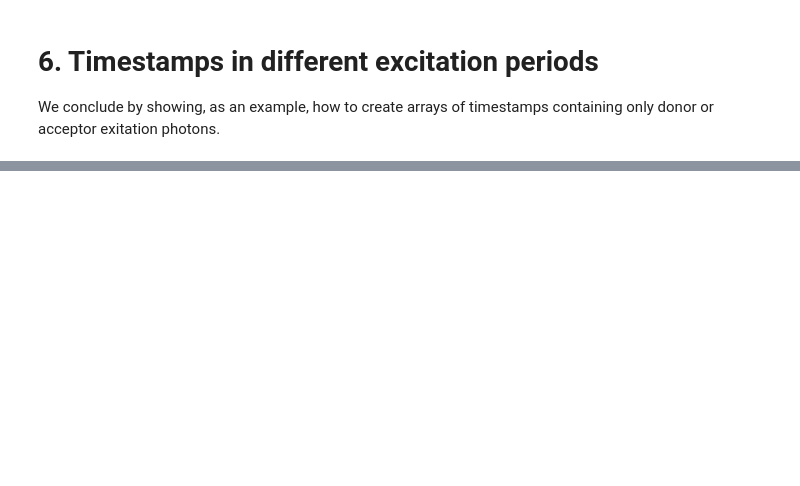
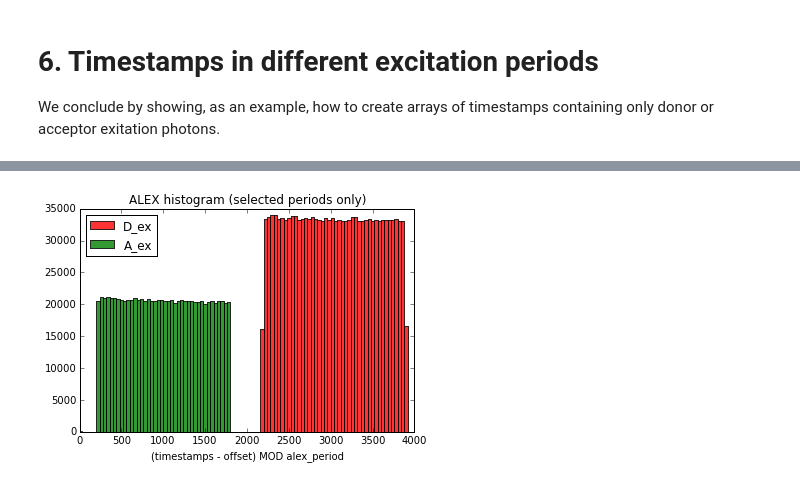
Before and after one commit to Photon-HDF5/photon_hdf5_reading_examples, a Jupyter notebook: python/Reading µs-ALEX data from Photon-HDF5 with h5py.ipynb, the cells around one changed output, grey strips where cells are left out. Drawn from its saved outputs; the diff is of its cells as text; code cells hidden in the pictures; blank space fills up the shorter version.

```diff
--- a/python/Reading µs-ALEX data from Photon-HDF5 with h5py.ipynb
+++ b/python/Reading µs-ALEX data from Photon-HDF5 with h5py.ipynb
@@ -156,14 +159,16 @@ ax.legend();
 
 We conclude by showing, as an example, how to create arrays of timestamps containing only donor or acceptor exitation photons.
 # %%
-timestamps_mod = timestamps % alex_period
-donor_excitation = (timestamps_mod < donor_period[1])+(timestamps_mod > donor_period[0])
+timestamps_mod = (timestamps - offset) % alex_period
+donor_excitation = (timestamps_mod < donor_period[1])*(timestamps_mod > donor_period[0])
 acceptor_excitation = (timestamps_mod < acceptor_period[1])*(timestamps_mod > acceptor_period[0])
 timestamps_Dex = timestamps[donor_excitation]
 timestamps_Aex = timestamps[acceptor_excitation]
 # %%
 fig, ax = plt.subplots()
-ax.hist(timestamps_Dex % alex_period, bins=np.arange(0, alex_period, 40), alpha=0.8, color='red', label='D_ex')
-ax.hist(timestamps_Aex % alex_period, bins=np.arange(0, alex_period, 40), alpha=0.8, color='green', label='A_ex')
-ax.legend();
+ax.hist((timestamps_Dex - offset) % alex_period, bins=np.arange(0, alex_period, 40), alpha=0.8, color='red', label='D_ex')
+ax.hist((timestamps_Aex - offset) % alex_period, bins=np.arange(0, alex_period, 40), alpha=0.8, color='green', label='A_ex')
+ax.set_xlabel('(timestamps - offset) MOD alex_period')
+ax.set_title('ALEX histogram (selected periods only)')
+ax.legend(loc='best');
 # %% [output]
@@ -172,2 +175,3 @@ ax.legend();
+[figure, added]
 # %%
 #plt.close('all')
```
Also changed, not shown: parts of 8 cells of this notebook, 3 other files.
